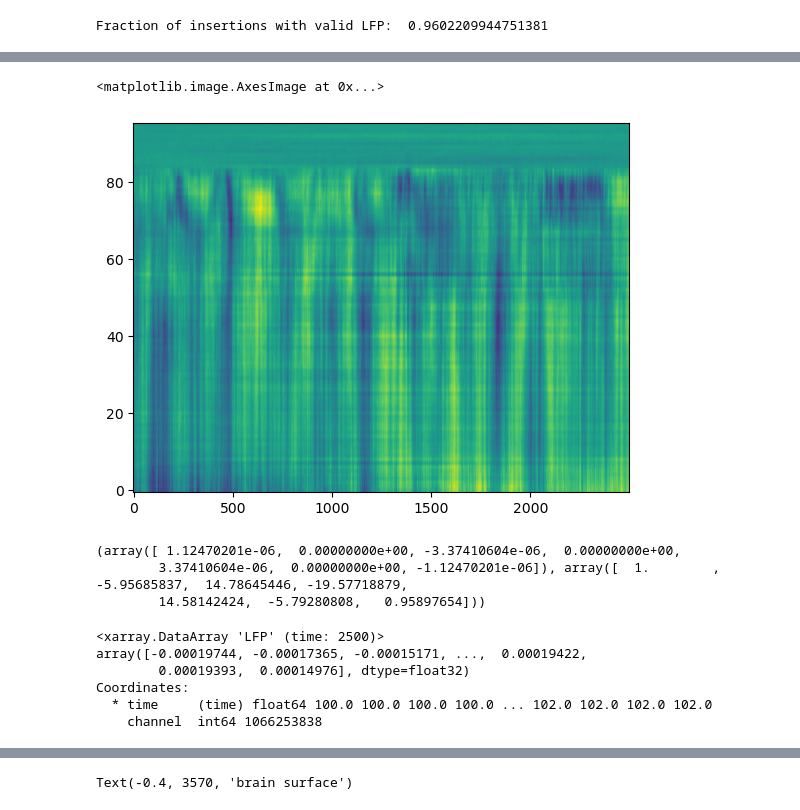
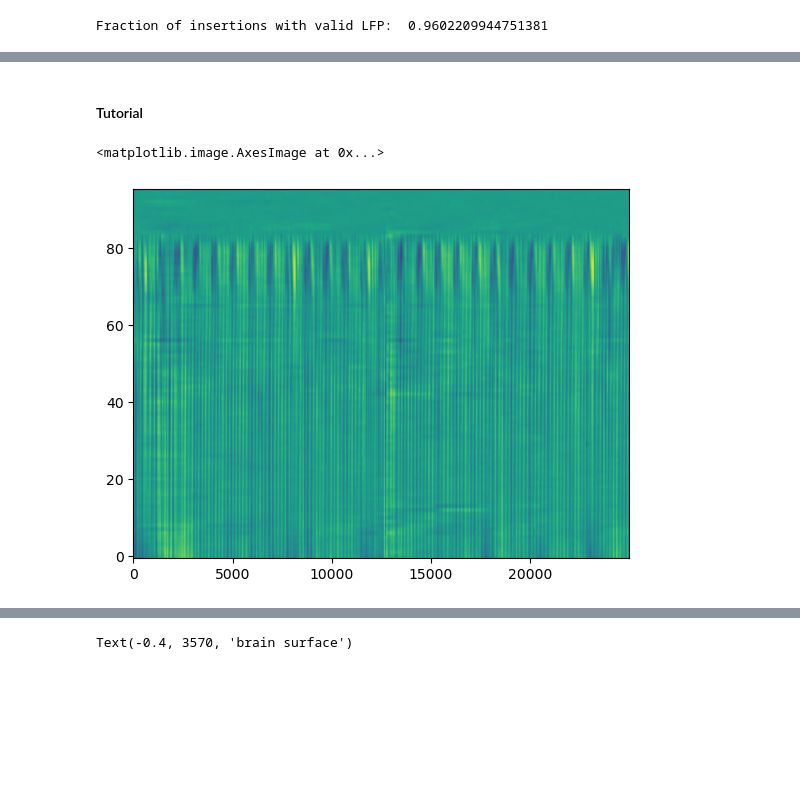
Before and after one commit to jerryjii/HMM, a Jupyter notebook: HMM_LFP.ipynb, the cells around one changed output, grey strips where cells are left out. Cells and saved outputs as stored; diff of their text form; code cells hidden in the pictures; blank space fills up the shorter version.

```diff
--- a/HMM_LFP.ipynb
+++ b/HMM_LFP.ipynb
@@ -43,24 +27,8 @@ Coordinates:
+# %% [markdown]
+#### Tutorial
 # %%
-lfp_slice = lfp.sel(time=slice(100,102))
+lfp_slice = lfp.sel(time=slice(100,120))
 plt.imshow(lfp_slice.T, aspect='auto',origin='lower', cmap='viridis')
 # %% [output]
 <matplotlib.image.AxesImage at 0x...>
-[figure, old version]
+[figure, new version]
-# %%
-lfp_copy = deepcopy(lfp_slice)
-result = butter(N=3, Wn=[3, 8], fs=1500, btype='bandpass', output='ba')
-print(result)
-# %% [output]
-(array([ 1.12470201e-06,  0.00000000e+00, -3.37410604e-06,  0.00000000e+00,
-        3.37410604e-06,  0.00000000e+00, -1.12470201e-06]), array([  1.        ,  -5.95685837,  14.78645446, -19.57718879,
-        14.58142424,  -5.79280808,   0.95897654]))
-# %%
-single = lfp_copy.T[0]
-print(single)
-# %% [output]
-<xarray.DataArray 'LFP' (time: 2500)>
-array([-0.00019744, -0.00017365, -0.00015171, ...,  0.00019422,
-        0.00019393,  0.00014976], dtype=float32)
-Coordinates:
-  * time     (time) float64 100.0 100.0 100.0 100.0 ... 102.0 102.0 102.0 102.0
-    channel  int64 1066253838
```
Also changed, not shown: parts of 9 cells of this notebook.
